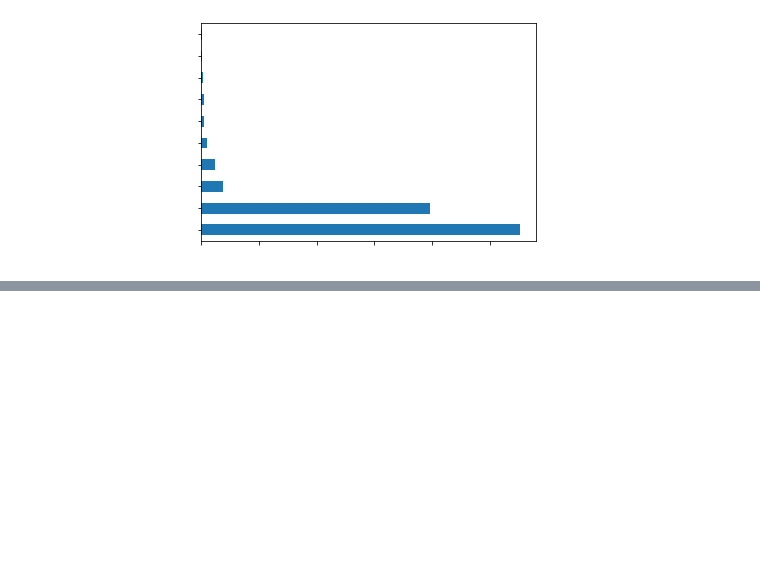
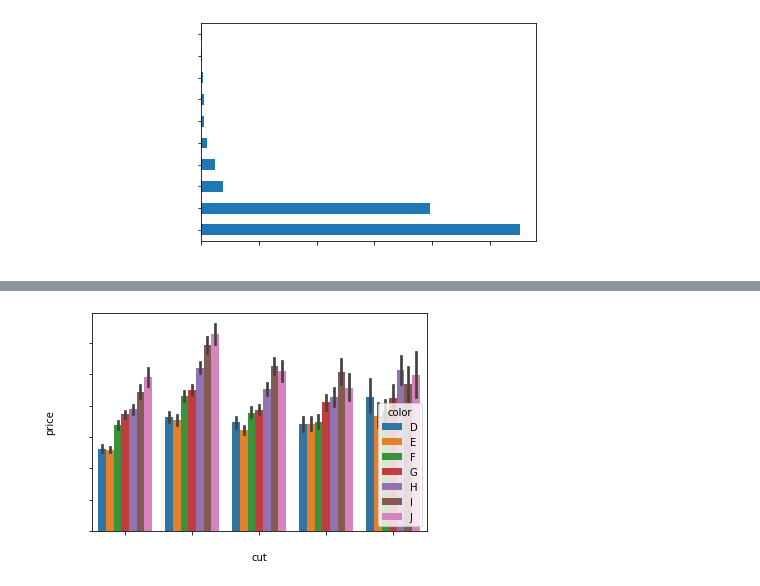
Before and after one commit to Huxoo/python_and_datascience, a Jupyter notebook: 3.Seaborn (data visualization).ipynb, the cells around one changed output, grey strips where cells are left out. Drawn from its saved outputs; the diff is of its cells as text; code cells hidden in the pictures; blank space fills up the shorter version.

```diff
--- a/3.Seaborn (data visualization).ipynb
+++ b/3.Seaborn (data visualization).ipynb
@@ -164,0 +290,7 @@ plt.yticks(color="white");
+# %%
+sns.barplot(x = 'cut', y = 'price', hue = 'color', data = df)
+plt.xticks(color="white");
+plt.yticks(color="white");
+plt.show();
+# %% [output]
+[figure, added]
```
Also changed, not shown: parts of 35 cells of this notebook.
